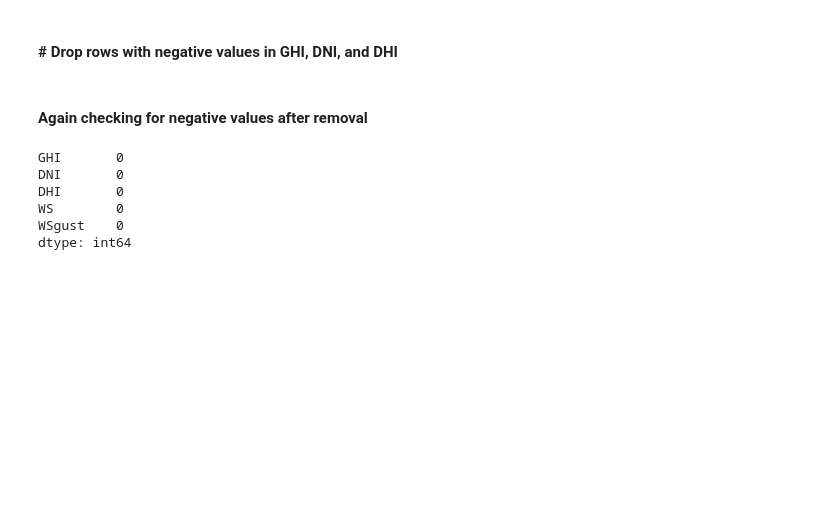
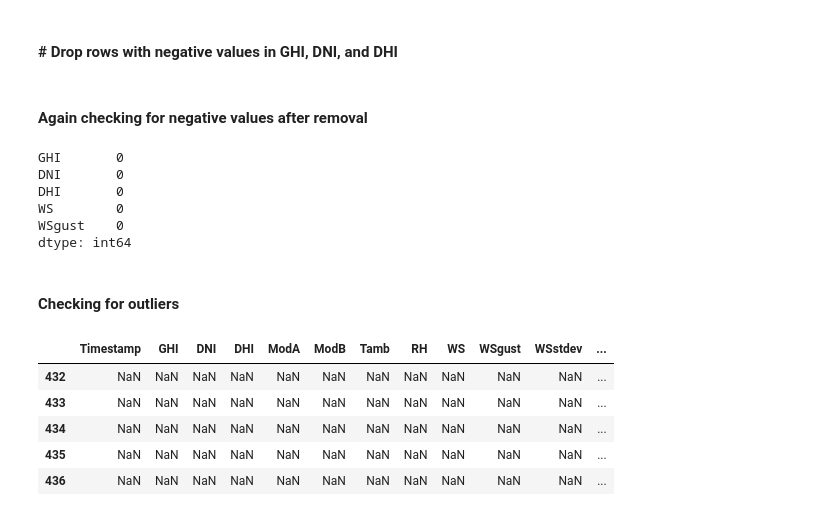
Before and after one commit to Ofgeha-Gelana/moonlight-solar-strategy, a Jupyter notebook: notebooks/summary_statistics.ipynb, the cells around one changed output. Cells and saved outputs as stored; diff of their text form; code cells hidden in the pictures; blank space fills up the shorter version.

```diff
--- a/notebooks/summary_statistics.ipynb
+++ b/notebooks/summary_statistics.ipynb
@@ -174,3 +192,17 @@ DHI       0
 WS        0
 WSgust    0
 dtype: int64
+# %% [markdown]
+#### Checking for outliers
+# %%
+numeric_df = df.select_dtypes(include=['int64', 'float64']).columns.tolist()
+from scripts.check_for_outliers import detect_outliers
+outliers = detect_outliers(df, numeric_df)
+outliers.head()
+# %% [output]
+|  | Timestamp | GHI | DNI | DHI | ModA | ModB | Tamb | RH | WS | WSgust | WSstdev | ... |
+| 432 | NaN | NaN | NaN | NaN | NaN | NaN | NaN | NaN | NaN | NaN | NaN | ... |
+| 433 | NaN | NaN | NaN | NaN | NaN | NaN | NaN | NaN | NaN | NaN | NaN | ... |
+| 434 | NaN | NaN | NaN | NaN | NaN | NaN | NaN | NaN | NaN | NaN | NaN | ... |
+| 435 | NaN | NaN | NaN | NaN | NaN | NaN | NaN | NaN | NaN | NaN | NaN | ... |
+| 436 | NaN | NaN | NaN | NaN | NaN | NaN | NaN | NaN | NaN | NaN | NaN | ... |
```
Also changed, not shown: parts of 4 cells of this notebook, 1 other file.
